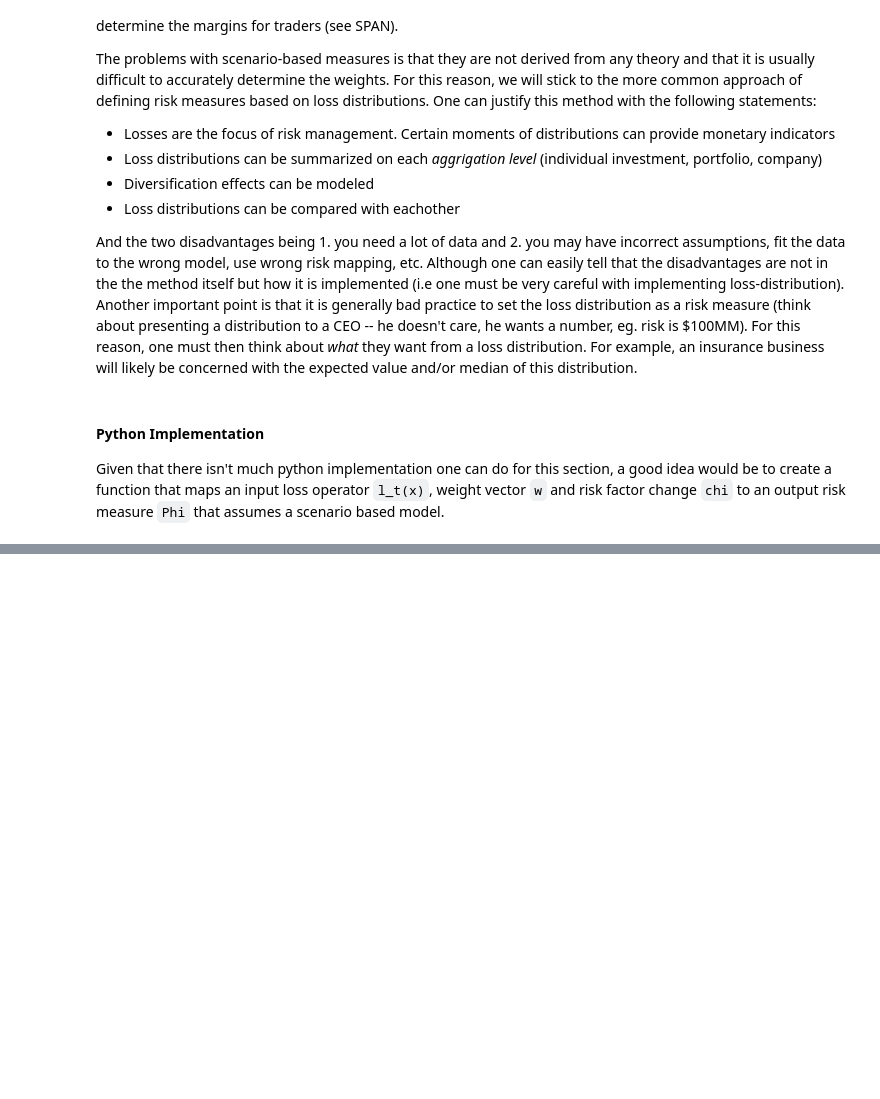
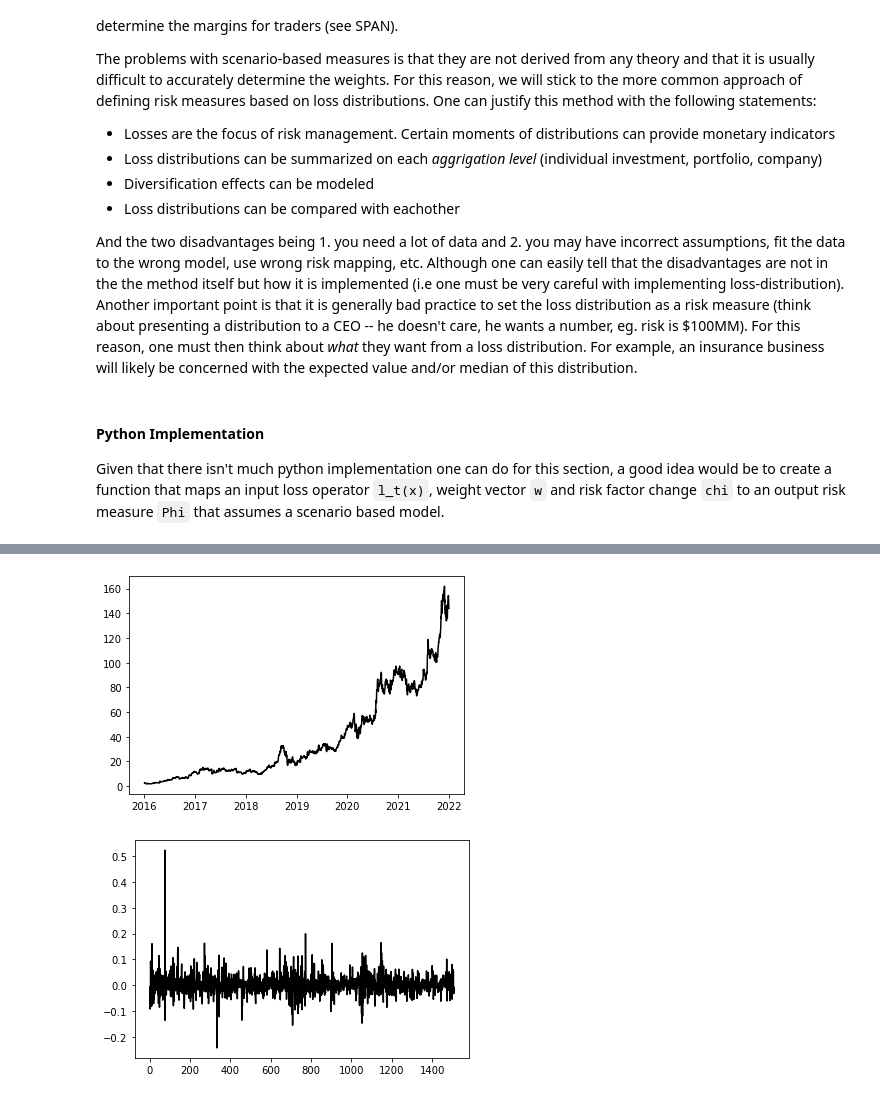
Before and after one commit to theheavygluon/Risk-Management-Course, a Jupyter notebook: Lecture 6 - Risk Measures.ipynb, the cells around one changed output, grey strips where cells are left out. Cells and saved outputs as stored; diff of their text form; code cells hidden in the pictures; blank space fills up the shorter version.

```diff
--- a/Lecture 6 - Risk Measures.ipynb
+++ b/Lecture 6 - Risk Measures.ipynb
@@ -151,0 +179,18 @@ Although from a statistical perspective, both measures are nothing but the quant
+# %%
+from pandas_datareader import data ## This import allows us to import stock price data from yahoo finance
+
+def get_stock_price(ticker, start='2016-01-01', end='2022-01-01',price_type = 'Adj Close'):
+    return data.DataReader(ticker,'yahoo',start,end)[price_type]
+# %%
+AMD_daily_price = get_stock_price('AMD') #Getting Price Data
+
+#Getting the simple daily returns
+AMD_daily_return=[(AMD_daily_price[i+1]-AMD_daily_price[i])/AMD_daily_price[i] for i in range(len(AMD_daily_price)-1)]
+# %%
+plt.plot(AMD_daily_price, color='black')
+plt.show()
+plt.plot(AMD_daily_return, color='black')
+plt.show()
+# %% [output]
+[figure, added]
+[figure, added]
```
Also changed, not shown: parts of 7 cells of this notebook.
